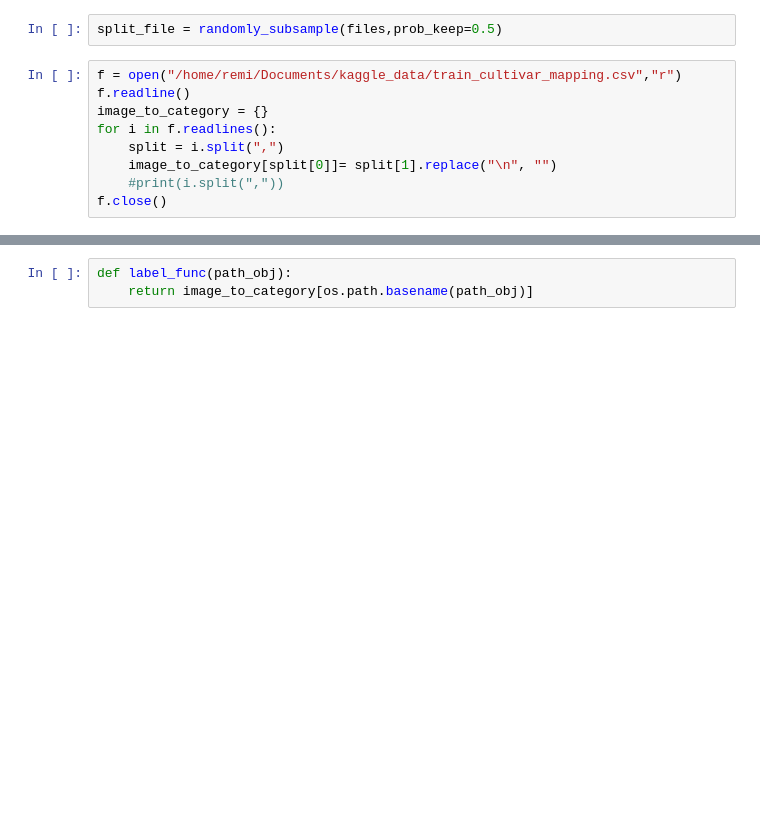
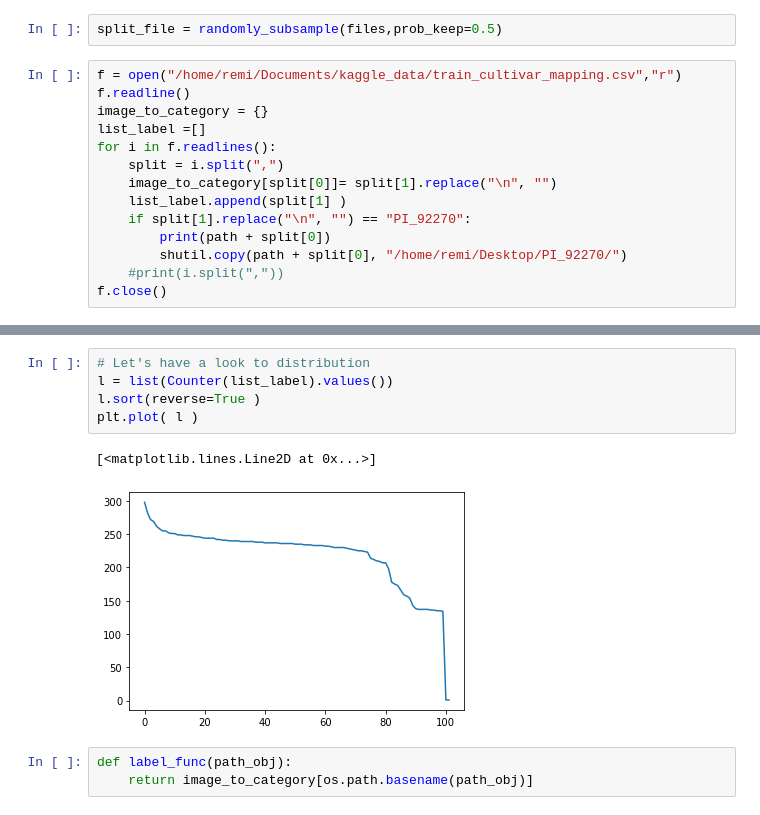
Before and after one commit to remiDupont/Sorghum_kaggle_circleCI, a Jupyter notebook: main_notebook.ipynb, the cells around one changed output, grey strips where cells are left out. Cells and saved outputs as stored; diff of their text form; blank space fills up the shorter version.

```diff
--- a/main_notebook.ipynb
+++ b/main_notebook.ipynb
@@ -22,8 +24,13 @@ split_file = randomly_subsample(files,prob_keep=0.5)
 f = open("/home/remi/Documents/kaggle_data/train_cultivar_mapping.csv","r")
 f.readline()
 image_to_category = {}
+list_label =[]
 for i in f.readlines():
     split = i.split(",")
     image_to_category[split[0]]= split[1].replace("\n", "")
+    list_label.append(split[1] )
+    if split[1].replace("\n", "") == "PI_92270":
+        print(path + split[0])
+        shutil.copy(path + split[0], "/home/remi/Desktop/PI_92270/")
     #print(i.split(","))
 f.close()
@@ -30,3 +75,11 @@ f.close()
+# %%
+# Let's have a look to distribution
+l = list(Counter(list_label).values())
+l.sort(reverse=True )
+plt.plot( l )
+# %% [output]
+[<matplotlib.lines.Line2D at 0x...>]
+[figure, added]
 # %%
 def label_func(path_obj):
     return image_to_category[os.path.basename(path_obj)]
```
Also changed, not shown: parts of 3 cells of this notebook, 1 other file.
